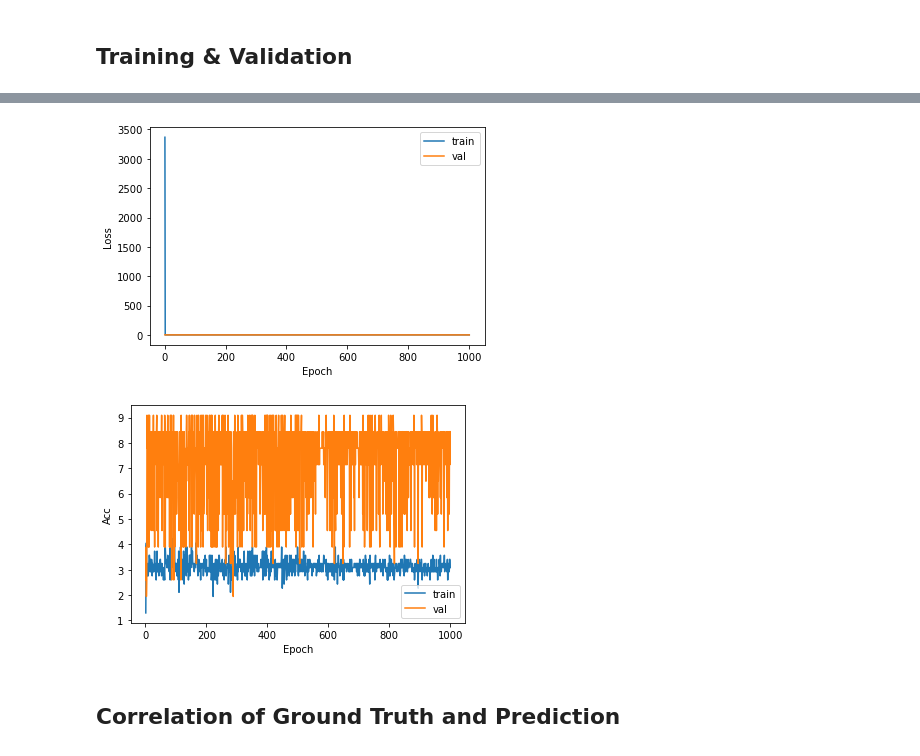
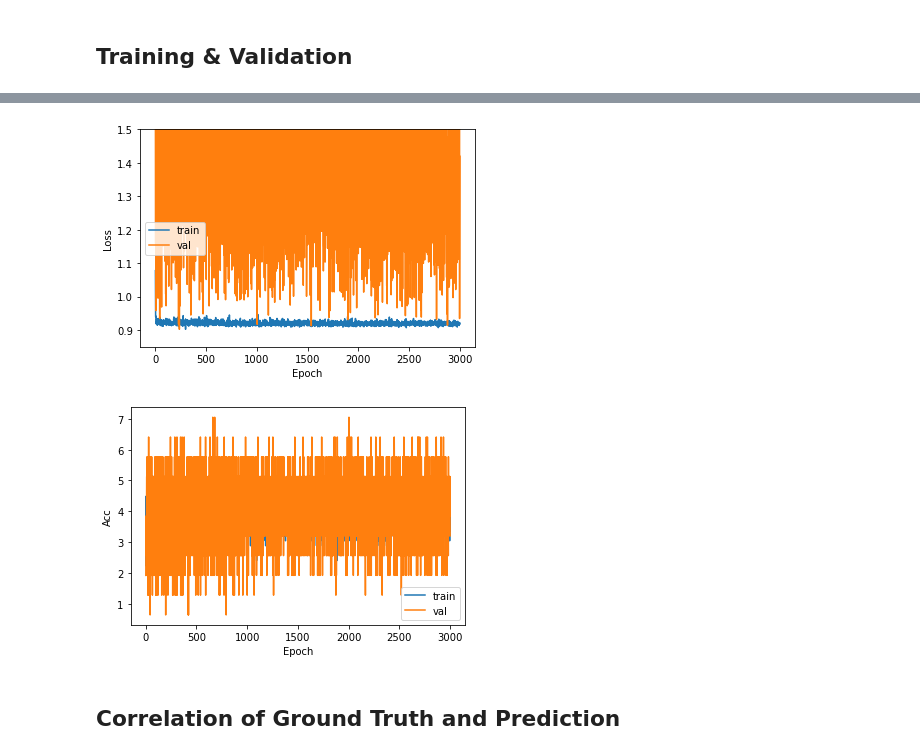
Before and after one commit to KJ-black/Machine-Learning-on-Material-Informatics, a Jupyter notebook: final_project/ML_Material_Final_Project.ipynb, the cells around one changed output, grey strips where cells are left out. Saved outputs shown, nothing was run; the diff lists cells and outputs as text; code cells hidden in the pictures.

```diff
--- a/final_project/ML_Material_Final_Project.ipynb
+++ b/final_project/ML_Material_Final_Project.ipynb
@@ -76 +67,6 @@ x_tdos shape (770, 1, 2, 1000)
+# %%
+x = np.stack([x_tdos[:, :, 0],
+               x_pdos_r[:, :, 0],
+               x_pdos_adsorb[:, :, 0]], axis=2) # shape (780, 750, 3)
+x = np.transpose(np.expand_dims(x, axis=1), (0, 1, 3, 2)) # shape (780, 1, 3, 750)
 # %%
@@ -185,0 +232,12 @@ Estimated Total Size (MB): 30546.93
+# %%
+class SeparableConv2d(nn.Module):
+    def __init__(self,in_channels,out_channels,kernel_size=1,stride=1,padding=0,dilation=1,bias=False):
+        super(SeparableConv2d,self).__init__()
+
+        self.depthwise = nn.Conv2d(in_channels, in_channels, kernel_size=kernel_size, groups=in_channels, bias=bias, padding=padding)
+        self.pointwise = nn.Conv2d(in_channels, out_channels, kernel_size=1, padding=0, bias=bias)
+
+    def forward(self,x):
+        x = self.depthwise(x)
+        x = self.pointwise(x)
+        return x
@@ -212,9 +344,9 @@ test_loader = torch.utils.data.DataLoader(val, batch_size=batch_size, shuffle=Tr
 def train_loop(dataloader, model, loss_fn, optimizer):
     size = len(dataloader.dataset)
     avg_loss, avg_acc, n_correct  = 0, 0, 0
-    for batch, (x1, x2, x3 , y) in enumerate(dataloader):
+    for batch, (x, y) in enumerate(dataloader):
         # Compute prediction and loss
-        pred = model(x1, x2, x3)
+        pred = model(x)
         loss = loss_fn(pred, y)
 
         # Backpropagation
@@ -240,8 +372,8 @@ def test_loop(dataloader, model, loss_fn):
     num_batches = len(dataloader)
     test_loss, correct = 0, 0
     with torch.no_grad():
-        for x1, x2, x3, y in dataloader:
-            pred = model(x1, x2, x3)
+        for x, y in dataloader:
+            pred = model(x)
             test_loss += loss_fn(pred, y).item()
             correct += torch.sum((torch.abs(pred[:, 0] - y) < torch.abs(0.1* y))).item()
 
@@ -251,23 +383,23 @@ def test_loop(dataloader, model, loss_fn):
 #     print(f"Test Error: \n Accuracy: {(correct):>0.1f}%, Avg loss: {test_loss:>8f} \n")
     return correct, test_loss
 # %%
-epochs = 1000
-learning_rate = 1e-2
+epochs = 3000
+learning_rate = 1e-3
 loss_fn = nn.MSELoss()
 optimizer = torch.optim.Adam(model.parameters(), lr=learning_rate)
 
 train_acc = []
 train_loss = []
-test_acc = []
-test_loss = []
+val_acc = []
+val_loss = []
 for t in range(epochs):
 #     print(f"Epoch {t+1}\n-------------------------------")
     tr_acc, tr_loss = train_loop(train_loader, model, loss_fn, optimizer)
     te_acc, te_loss = test_loop(test_loader, model, loss_fn)
     train_acc.append(tr_acc)
     train_loss.append(tr_loss)
-    test_acc.append(te_acc)
-    test_loss.append(te_loss)
+    val_acc.append(te_acc)
+    val_loss.append(te_loss)
 
     if(t%10==0 or t==epochs-1):
         print(f"Epoch {t+1}\n-------------------------------")
@@ -301,26 +433,26 @@ Done!
 # %%
 plt.figure()
 plt.ylabel("Loss")
 plt.xlabel("Epoch")
-# plt.ylim(0, 0.01)
+plt.ylim(0.85, 1.5)
 x = np.arange(1, len(train_loss)+1)
 plt.plot(x, train_loss, label="train")
-plt.plot(x, test_loss, label='val')
+plt.plot(x, val_loss, label='val')
 plt.legend()
 plt.show()
 
 plt.figure()
 plt.ylabel("Acc")
 plt.xlabel("Epoch")
 # plt.ylim(0, 0.01)
 x = np.arange(1, len(train_loss)+1)
 plt.plot(x, train_acc, label="train")
-plt.plot(x, test_acc, label='val')
+plt.plot(x, val_acc, label='val')
 plt.legend()
 plt.show()
 # %% [output]
-[figure, old version]
+[figure, new version]
-[figure, old version]
+[figure, new version]
 # %% [markdown]
 ## Correlation of Ground Truth and Prediction
 # %%
```
Also changed, not shown: parts of 21 cells of this notebook, 29 other files.
